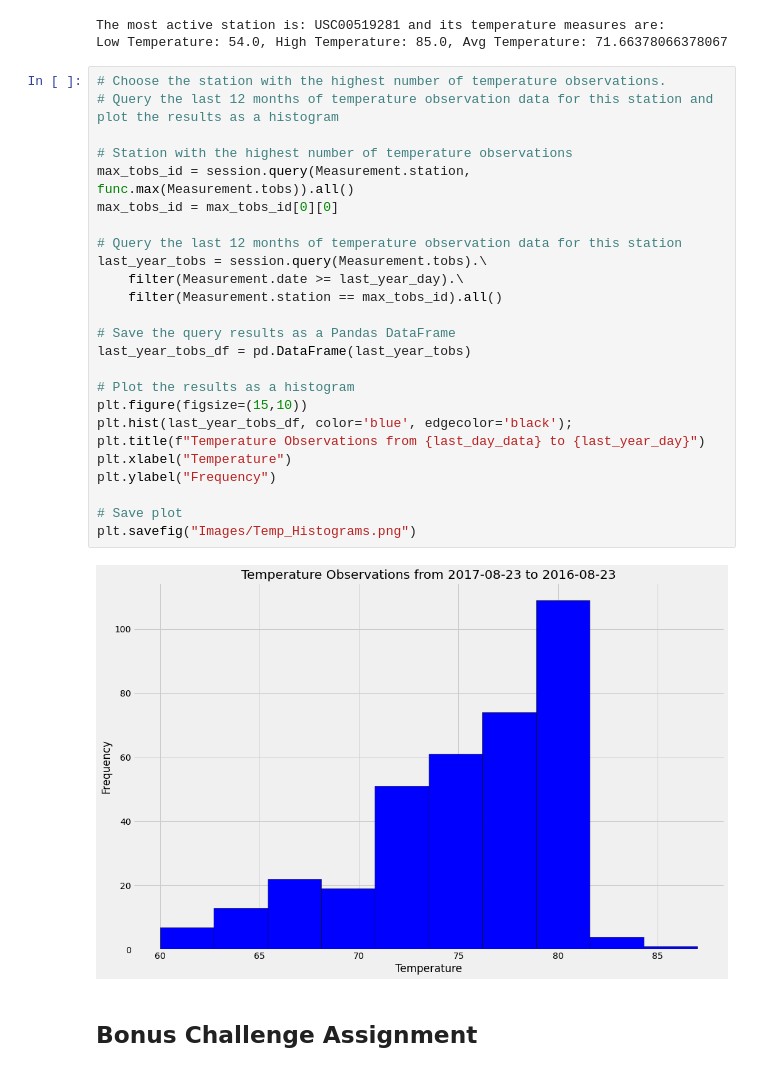
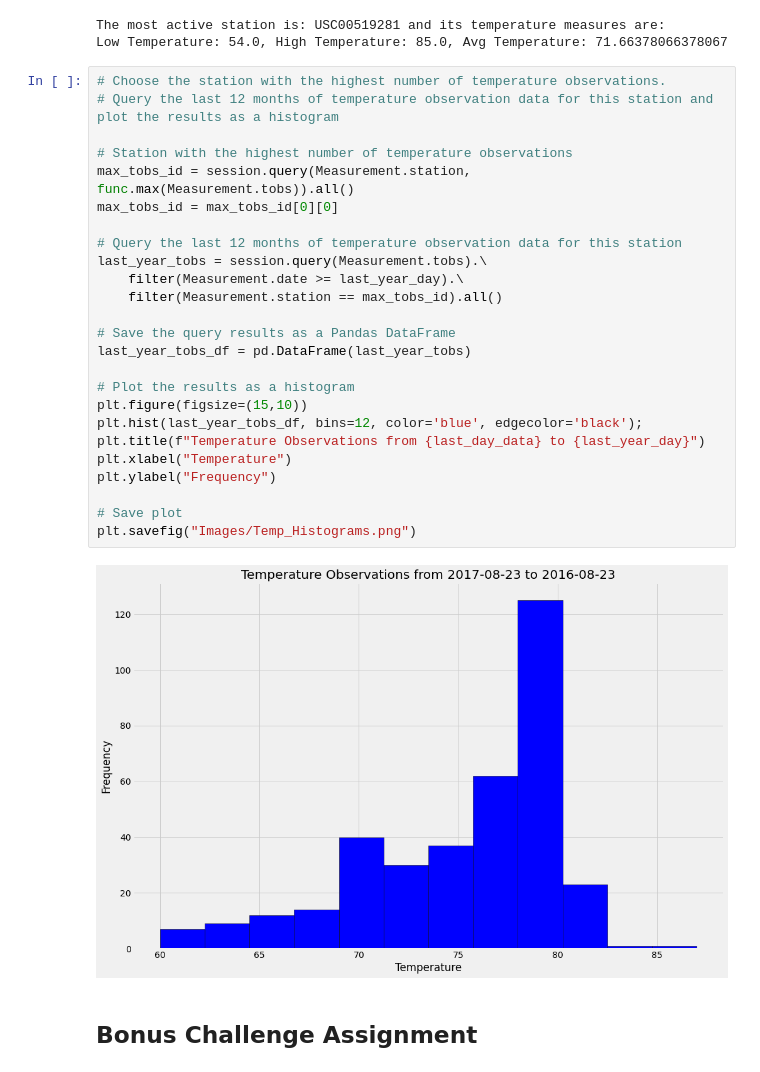
Before and after one commit to Alex8ab/sqlalchemy-challenge, a Jupyter notebook: climate_starter.ipynb, the cells around one changed output. Cells and saved outputs as stored; diff of their text form.

```diff
--- a/climate_starter.ipynb
+++ b/climate_starter.ipynb
@@ -123,30 +123,30 @@ Low Temperature: 54.0, High Temperature: 85.0, Avg Temperature: 71.6637806637806
 # %%
 # Choose the station with the highest number of temperature observations.
 # Query the last 12 months of temperature observation data for this station and plot the results as a histogram
 
 # Station with the highest number of temperature observations
 max_tobs_id = session.query(Measurement.station, func.max(Measurement.tobs)).all()
 max_tobs_id = max_tobs_id[0][0]
 
 # Query the last 12 months of temperature observation data for this station
 last_year_tobs = session.query(Measurement.tobs).\
     filter(Measurement.date >= last_year_day).\
     filter(Measurement.station == max_tobs_id).all()
 
 # Save the query results as a Pandas DataFrame
 last_year_tobs_df = pd.DataFrame(last_year_tobs)
 
 # Plot the results as a histogram
 plt.figure(figsize=(15,10))
-plt.hist(last_year_tobs_df, color='blue', edgecolor='black');
+plt.hist(last_year_tobs_df, bins=12, color='blue', edgecolor='black');
 plt.title(f"Temperature Observations from {last_day_data} to {last_year_day}")
 plt.xlabel("Temperature")
 plt.ylabel("Frequency")
 
 # Save plot
 plt.savefig("Images/Temp_Histograms.png")
 # %% [output]
-[figure, old version]
+[figure, new version]
 # %% [markdown]
 ## Bonus Challenge Assignment
 # %%
```
Also changed, not shown: parts of 6 cells of this notebook, 8 other files.
